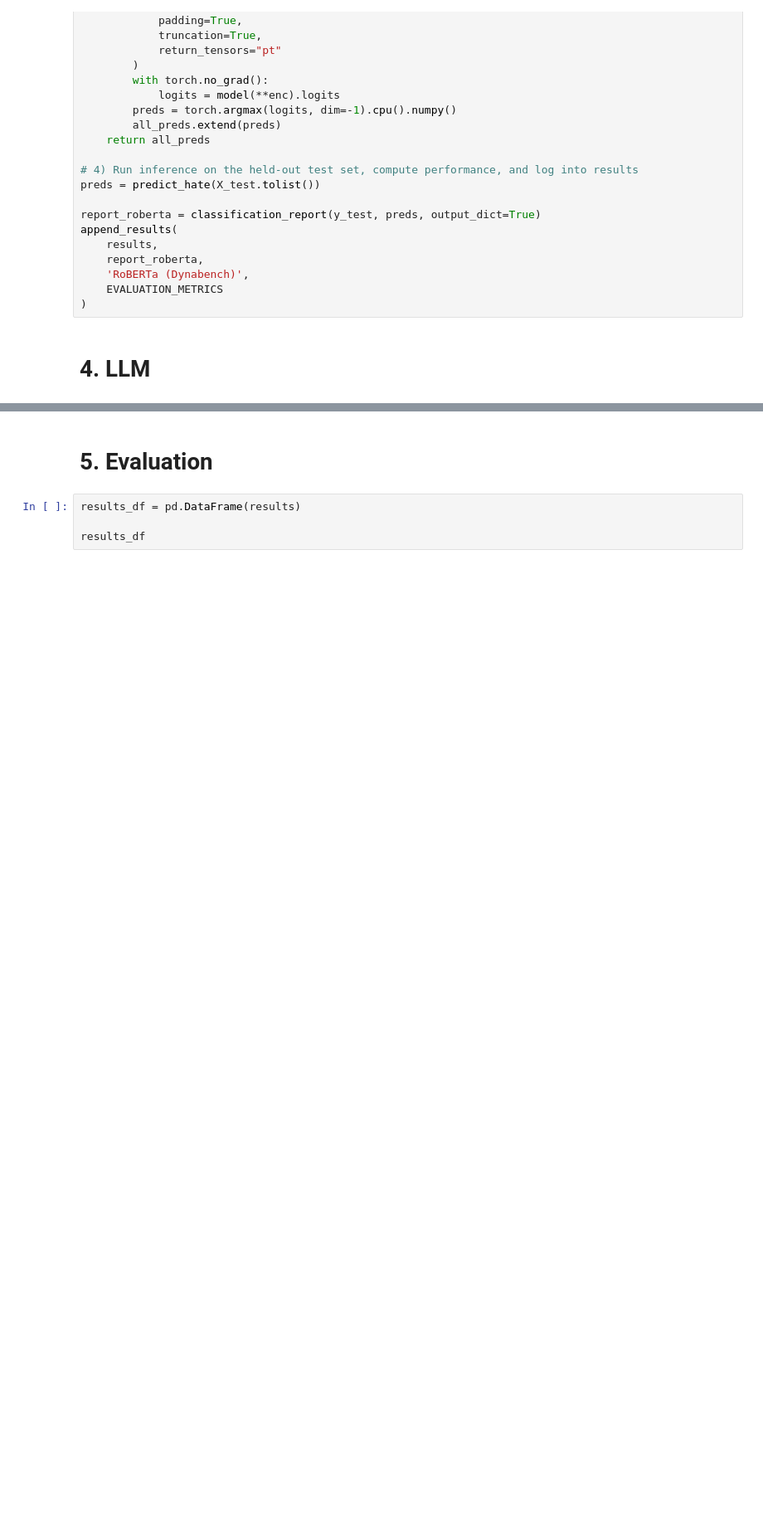
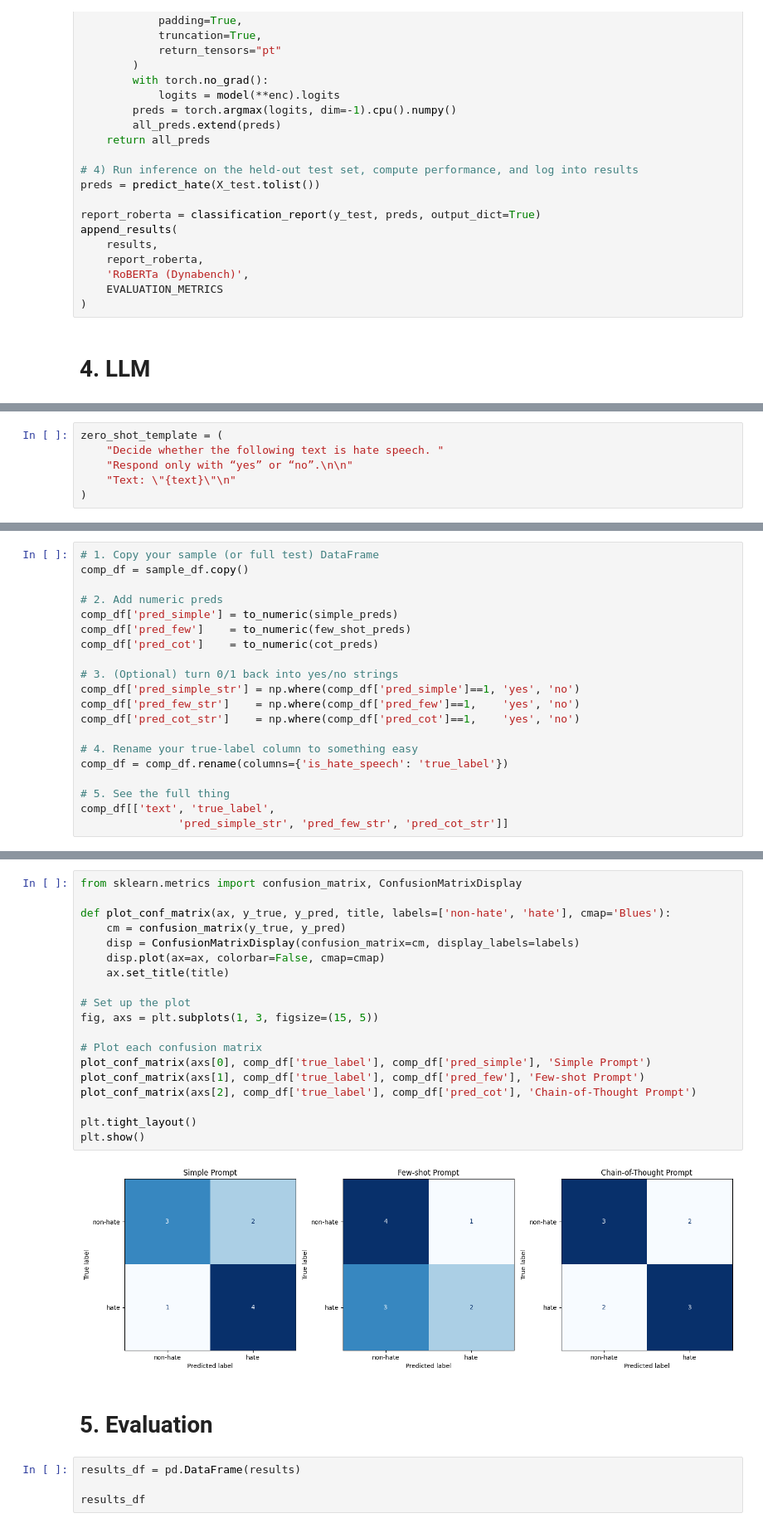
Before and after one commit to AugustBjerg/NLP-exam, a Jupyter notebook: notebooks/NLP EXAM final.ipynb, the cells around one changed output, grey strips where cells are left out. Shown at 83% size. Drawn from its saved outputs; the diff is of its cells as text; blank space fills up the shorter version.

```diff
--- a/notebooks/NLP EXAM final.ipynb
+++ b/notebooks/NLP EXAM final.ipynb
@@ -1097,0 +788,6 @@ for name, preds in [("Simple", simple_preds),
+# %%
+zero_shot_template = (
+    "Decide whether the following text is hate speech. "
+    "Respond only with “yes” or “no”.\n\n"
+    "Text: \"{text}\"\n"
+)
@@ -1097,0 +1123,20 @@ for name, preds in [("Simple", simple_preds),
+# %%
+# 1. Copy your sample (or full test) DataFrame
+comp_df = sample_df.copy()
+
+# 2. Add numeric preds
+comp_df['pred_simple'] = to_numeric(simple_preds)
+comp_df['pred_few']    = to_numeric(few_shot_preds)
+comp_df['pred_cot']    = to_numeric(cot_preds)
+
+# 3. (Optional) turn 0/1 back into yes/no strings
+comp_df['pred_simple_str'] = np.where(comp_df['pred_simple']==1, 'yes', 'no')
+comp_df['pred_few_str']    = np.where(comp_df['pred_few']==1,    'yes', 'no')
+comp_df['pred_cot_str']    = np.where(comp_df['pred_cot']==1,    'yes', 'no')
+
+# 4. Rename your true‐label column to something easy
+comp_df = comp_df.rename(columns={'is_hate_speech': 'true_label'})
+
+# 5. See the full thing
+comp_df[['text', 'true_label',
+               'pred_simple_str', 'pred_few_str', 'pred_cot_str']]
@@ -1098,3 +1155,24 @@ for name, preds in [("Simple", simple_preds),
+# %%
+from sklearn.metrics import confusion_matrix, ConfusionMatrixDisplay
+
+def plot_conf_matrix(ax, y_true, y_pred, title, labels=['non-hate', 'hate'], cmap='Blues'):
+    cm = confusion_matrix(y_true, y_pred)
+    disp = ConfusionMatrixDisplay(confusion_matrix=cm, display_labels=labels)
+    disp.plot(ax=ax, colorbar=False, cmap=cmap)
+    ax.set_title(title)
+
+# Set up the plot
+fig, axs = plt.subplots(1, 3, figsize=(15, 5))
+
+# Plot each confusion matrix
+plot_conf_matrix(axs[0], comp_df['true_label'], comp_df['pred_simple'], 'Simple Prompt')
+plot_conf_matrix(axs[1], comp_df['true_label'], comp_df['pred_few'], 'Few-shot Prompt')
+plot_conf_matrix(axs[2], comp_df['true_label'], comp_df['pred_cot'], 'Chain-of-Thought Prompt')
+
+plt.tight_layout()
+plt.show()
+# %% [output]
+[figure, added]
 # %% [markdown]
 # 5. Evaluation
 # %%
```
Also changed, not shown: parts of 65 cells of this notebook.
